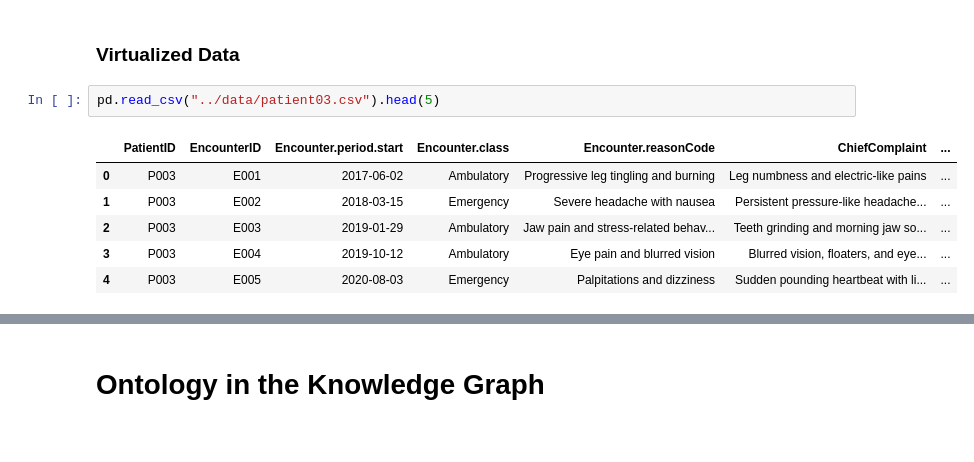
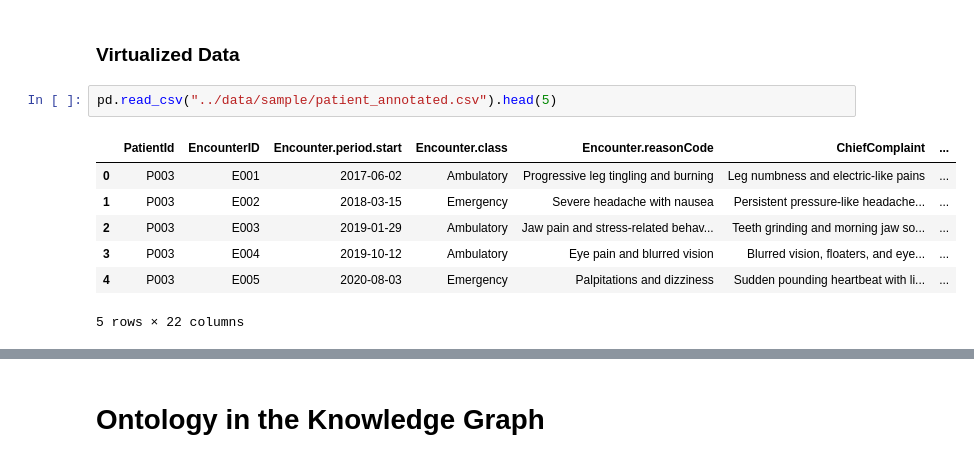
Before and after one commit to giuseppefutia/graph-med, a Jupyter notebook: notebook/01_llm_demo.ipynb, the cells around one changed output, grey strips where cells are left out. Drawn from its saved outputs; the diff is of its cells as text.

```diff
--- a/notebook/01_llm_demo.ipynb
+++ b/notebook/01_llm_demo.ipynb
@@ -167,12 +170,13 @@ graph_client.query("MATCH (n:HpoPhenotype) RETURN n.label OFFSET 100 LIMIT 10 ")
 # %% [markdown]
 ### Virtualized Data
 # %%
-pd.read_csv("../data/patient03.csv").head(5)
+pd.read_csv("../data/sample/patient_annotated.csv").head(5)
 # %% [output]
-|  | PatientID | EncounterID | Encounter.period.start | Encounter.class | Encounter.reasonCode | ChiefComplaint | ... |
+|  | PatientId | EncounterID | Encounter.period.start | Encounter.class | Encounter.reasonCode | ChiefComplaint | ... |
 | 0 | P003 | E001 | 2017-06-02 | Ambulatory | Progressive leg tingling and burning | Leg numbness and electric-like pains | ... |
 | 1 | P003 | E002 | 2018-03-15 | Emergency | Severe headache with nausea | Persistent pressure-like headache... | ... |
 | 2 | P003 | E003 | 2019-01-29 | Ambulatory | Jaw pain and stress-related behav... | Teeth grinding and morning jaw so... | ... |
 | 3 | P003 | E004 | 2019-10-12 | Ambulatory | Eye pain and blurred vision | Blurred vision, floaters, and eye... | ... |
 | 4 | P003 | E005 | 2020-08-03 | Emergency | Palpitations and dizziness | Sudden pounding heartbeat with li... | ... |
+5 rows × 22 columns
 # %%
```
Also changed, not shown: parts of 41 cells of this notebook.
